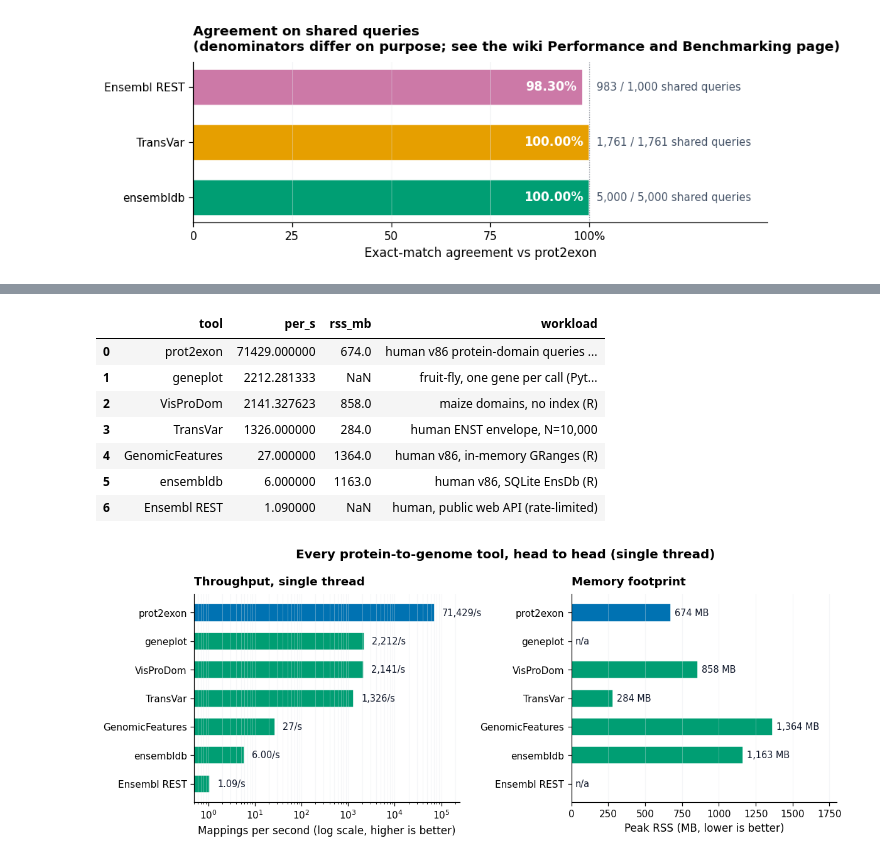
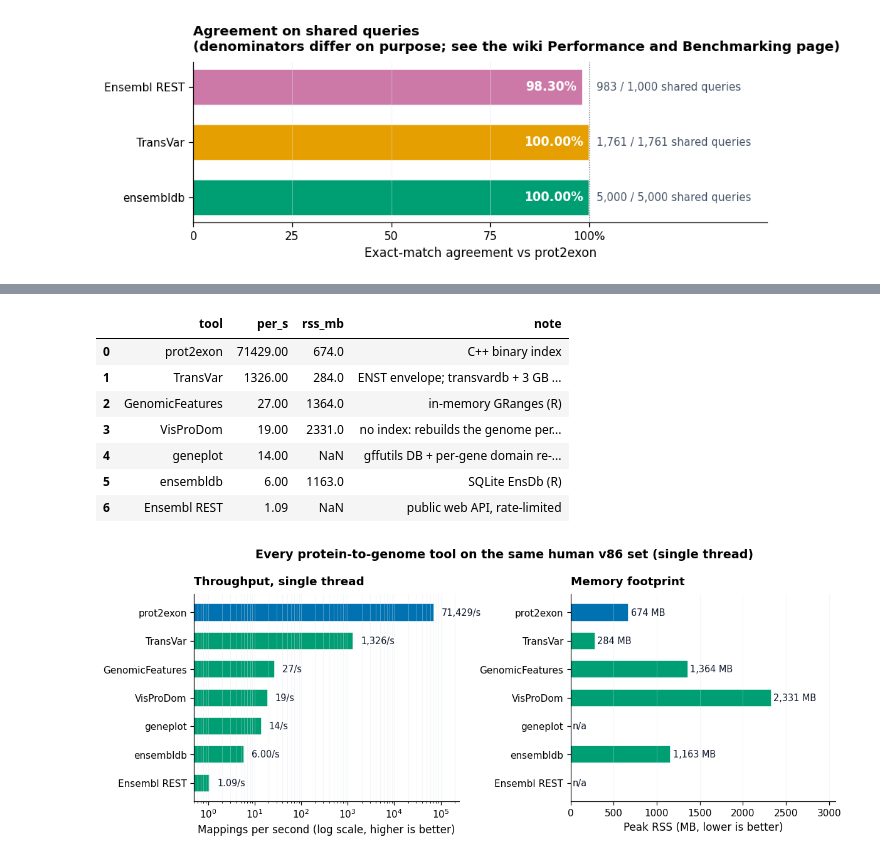
Before and after one commit to SotoLF/fastCDS, a Jupyter notebook: notebooks/software_comparison.ipynb, the cells around one changed output, grey strips where cells are left out. Cells and saved outputs as stored; diff of their text form; code cells hidden in the pictures.

```diff
--- a/notebooks/software_comparison.ipynb
+++ b/notebooks/software_comparison.ipynb
@@ -252,53 +196,56 @@ VisProDom and geneplot were measured live just above.
 # %%
+# Every tool on the human Ensembl-86 set, single thread. See benchmarks/ to
+# reproduce (proteintogenome_bench.R, run_transvar.py, run_ensembl_rest.py,
+# visprodom_human.R, geneplot_human.py).
 tools = pd.DataFrame([
-    {"tool": "prot2exon",       "per_s": 71429,         "rss_mb": 674,           "workload": "human v86 protein-domain queries (C++ index)"},
-    {"tool": "VisProDom",       "per_s": vpd_rate,      "rss_mb": vpd_rss,        "workload": "maize domains, no index (R)"},
-    {"tool": "geneplot",        "per_s": geneplot_rate, "rss_mb": float('nan'),   "workload": "fruit-fly, one gene per call (Python)"},
-    {"tool": "TransVar",        "per_s": 1326,          "rss_mb": 284,            "workload": "human ENST envelope, N=10,000"},
-    {"tool": "GenomicFeatures", "per_s": 27,            "rss_mb": 1364,           "workload": "human v86, in-memory GRanges (R)"},
-    {"tool": "ensembldb",       "per_s": 6,             "rss_mb": 1163,           "workload": "human v86, SQLite EnsDb (R)"},
-    {"tool": "Ensembl REST",    "per_s": 1.09,          "rss_mb": float('nan'),   "workload": "human, public web API (rate-limited)"},
+    {"tool": "prot2exon",       "per_s": 71429, "rss_mb": 674,          "note": "C++ binary index"},
+    {"tool": "TransVar",        "per_s": 1326,  "rss_mb": 284,          "note": "ENST envelope; transvardb + 3 GB FASTA"},
+    {"tool": "GenomicFeatures", "per_s": 27,    "rss_mb": 1364,         "note": "in-memory GRanges (R)"},
+    {"tool": "VisProDom",       "per_s": 19,    "rss_mb": 2331,         "note": "no index: rebuilds the genome per call (R)"},
+    {"tool": "geneplot",        "per_s": 14,    "rss_mb": float('nan'), "note": "gffutils DB + per-gene domain re-read (Python)"},
+    {"tool": "ensembldb",       "per_s": 6,     "rss_mb": 1163,         "note": "SQLite EnsDb (R)"},
+    {"tool": "Ensembl REST",    "per_s": 1.09,  "rss_mb": float('nan'), "note": "public web API, rate-limited"},
 ]).sort_values("per_s", ascending=False).reset_index(drop=True)
 tools
 # %% [output]
-|  | tool | per_s | rss_mb | workload |
-| 0 | prot2exon | 71429.000000 | 674.0 | human v86 protein-domain queries ... |
-| 1 | geneplot | 2212.281333 | NaN | fruit-fly, one gene per call (Pyt... |
-| 2 | VisProDom | 2141.327623 | 858.0 | maize domains, no index (R) |
-| 3 | TransVar | 1326.000000 | 284.0 | human ENST envelope, N=10,000 |
-| 4 | GenomicFeatures | 27.000000 | 1364.0 | human v86, in-memory GRanges (R) |
-| 5 | ensembldb | 6.000000 | 1163.0 | human v86, SQLite EnsDb (R) |
-| 6 | Ensembl REST | 1.090000 | NaN | human, public web API (rate-limited) |
+|  | tool | per_s | rss_mb | note |
+| 0 | prot2exon | 71429.00 | 674.0 | C++ binary index |
+| 1 | TransVar | 1326.00 | 284.0 | ENST envelope; transvardb + 3 GB ... |
+| 2 | GenomicFeatures | 27.00 | 1364.0 | in-memory GRanges (R) |
+| 3 | VisProDom | 19.00 | 2331.0 | no index: rebuilds the genome per... |
+| 4 | geneplot | 14.00 | NaN | gffutils DB + per-gene domain re-... |
+| 5 | ensembldb | 6.00 | 1163.0 | SQLite EnsDb (R) |
+| 6 | Ensembl REST | 1.09 | NaN | public web API, rate-limited |
 # %%
 fig, axes = plt.subplots(1, 2, figsize=(12, 3.9), gridspec_kw={'wspace': 0.42})
 order = tools.iloc[::-1]
 colors = [COLORS['prot2exon'] if t == 'prot2exon' else COLORS['ensembldb'] for t in order['tool']]
 
 # Throughput (log scale spans ~1 to ~70,000 per second)
 axes[0].barh(order['tool'], order['per_s'], color=colors, edgecolor='white', height=0.62)
 axes[0].set_xscale('log'); axes[0].set_xlim(0.5, 250000)
 axes[0].set_xlabel('Mappings per second (log scale, higher is better)')
 axes[0].set_title('Throughput, single thread', loc='left')
 for y, v in enumerate(order['per_s']):
     axes[0].text(v * 1.45, y, (f"{v:,.0f}/s" if v >= 10 else f"{v:.2f}/s"),
                  va='center', fontsize=9.5, color='#0f172a')
 axes[0].grid(axis='x', which='both', alpha=0.35, lw=0.7); axes[0].grid(axis='y', visible=False)
 
 # Peak RSS
 rss = order['rss_mb'].fillna(0)
 axes[1].barh(order['tool'], rss, color=colors, edgecolor='white', height=0.62)
 axes[1].set_xlabel('Peak RSS (MB, lower is better)')
 axes[1].set_title('Memory footprint', loc='left')
 for y, v in enumerate(rss):
     axes[1].text(v + 25, y, (f"{int(v):,} MB" if v > 0 else "n/a"),
                  va='center', fontsize=9.5, color='#0f172a')
 axes[1].set_xlim(0, max(rss) * 1.32); axes[1].grid(axis='x', alpha=0.35, lw=0.7); axes[1].grid(axis='y', visible=False)
 
-fig.suptitle("Every protein-to-genome tool, head to head (single thread)",
-             fontsize=13, fontweight='semibold', y=1.05)
+fig.suptitle("Every protein-to-genome tool on the same human v86 set (single thread)",
+             fontsize=12.5, fontweight='semibold', y=1.05)
 plt.show()
 # %% [output]
-[figure, old version]
+[figure, new version]
 # %% [markdown]
 ## What this tells you
 
```
Also changed, not shown: parts of 7 cells of this notebook, 5 other files.
